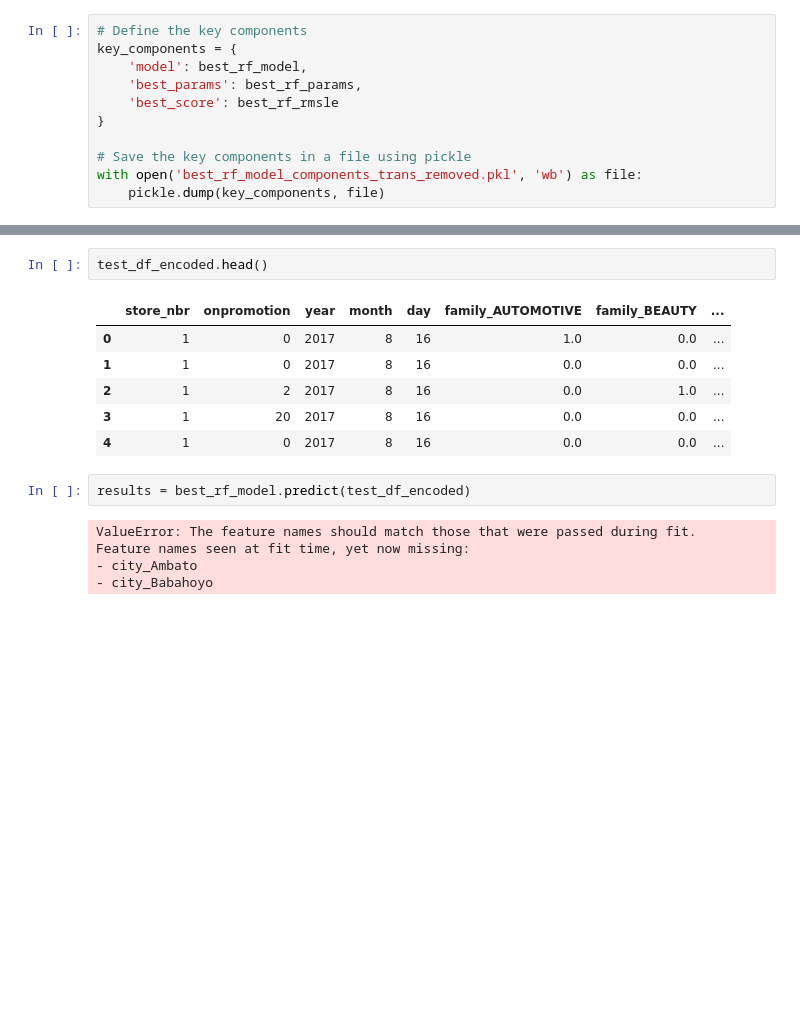
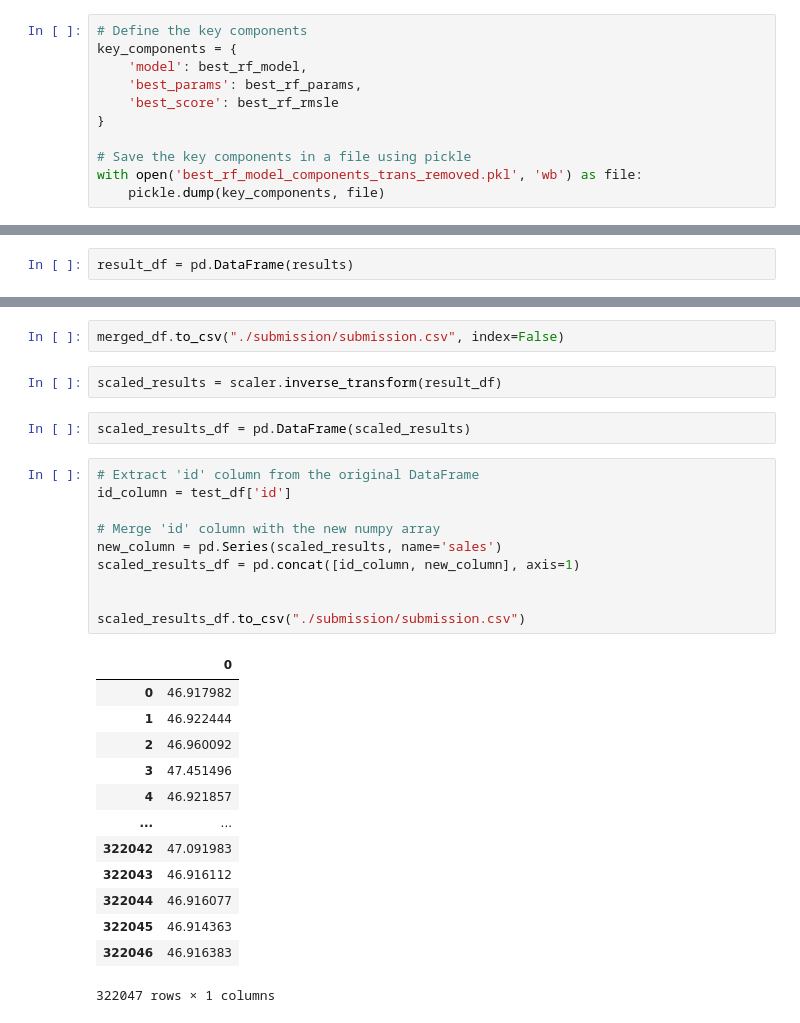
Before and after one commit to kovisha/TimeSeriesADM, a Jupyter notebook: FinalTest.ipynb, the cells around one changed output, grey strips where cells are left out. Cells and saved outputs as stored; diff of their text form; blank space fills up the shorter version.

```diff
--- a/FinalTest.ipynb
+++ b/FinalTest.ipynb
@@ -1466,0 +1479,2 @@ with open('best_rf_model_components_trans_removed.pkl', 'wb') as file:
+# %%
+result_df = pd.DataFrame(results)
@@ -1477,16 +1497,30 @@ X_train.head()
-# %%
-test_df_encoded.head()
-# %% [output]
-|  | store_nbr | onpromotion | year | month | day | family_AUTOMOTIVE | family_BEAUTY | ... |
-| 0 | 1 | 0 | 2017 | 8 | 16 | 1.0 | 0.0 | ... |
-| 1 | 1 | 0 | 2017 | 8 | 16 | 0.0 | 0.0 | ... |
-| 2 | 1 | 2 | 2017 | 8 | 16 | 0.0 | 1.0 | ... |
-| 3 | 1 | 20 | 2017 | 8 | 16 | 0.0 | 0.0 | ... |
-| 4 | 1 | 0 | 2017 | 8 | 16 | 0.0 | 0.0 | ... |
-# %%
-results = best_rf_model.predict(test_df_encoded)
-# %% [output]
-ValueError: The feature names should match those that were passed during fit.
-Feature names seen at fit time, yet now missing:
-- city_Ambato
-- city_Babahoyo
+# %%
+merged_df.to_csv("./submission/submission.csv", index=False)
+# %%
+scaled_results = scaler.inverse_transform(result_df)
+# %%
+scaled_results_df = pd.DataFrame(scaled_results)
+# %%
+# Extract 'id' column from the original DataFrame
+id_column = test_df['id']
+
+# Merge 'id' column with the new numpy array
+new_column = pd.Series(scaled_results, name='sales')
+scaled_results_df = pd.concat([id_column, new_column], axis=1)
+
+
+scaled_results_df.to_csv("./submission/submission.csv")
+# %% [output]
+|  | 0 |
+| 0 | 46.917982 |
+| 1 | 46.922444 |
+| 2 | 46.960092 |
+| 3 | 47.451496 |
+| 4 | 46.921857 |
+| ... | ... |
+| 322042 | 47.091983 |
+| 322043 | 46.916112 |
+| 322044 | 46.916077 |
+| 322045 | 46.914363 |
+| 322046 | 46.916383 |
+322047 rows × 1 columns
```
Also changed, not shown: parts of 6 cells of this notebook, 2 other files.
